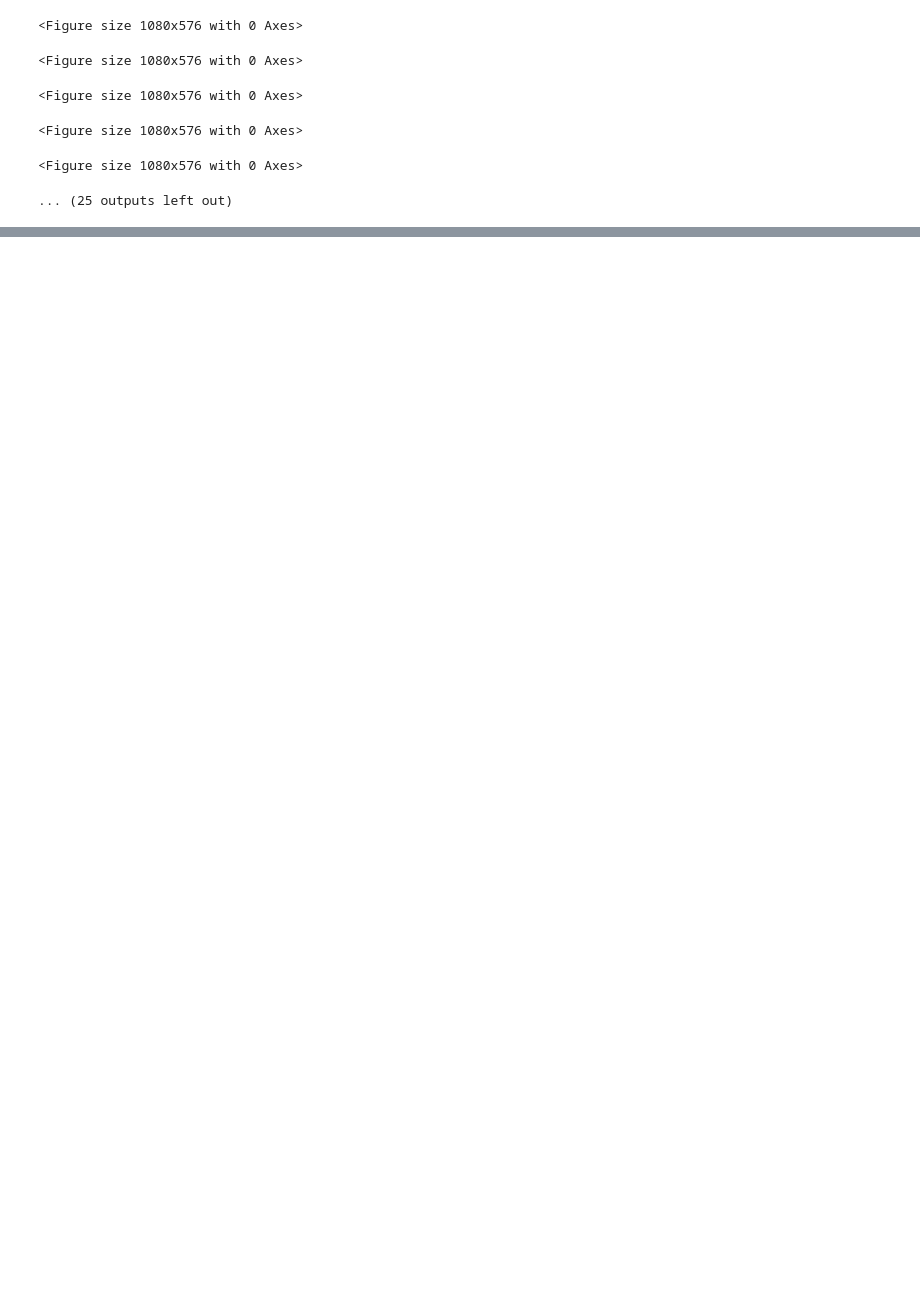
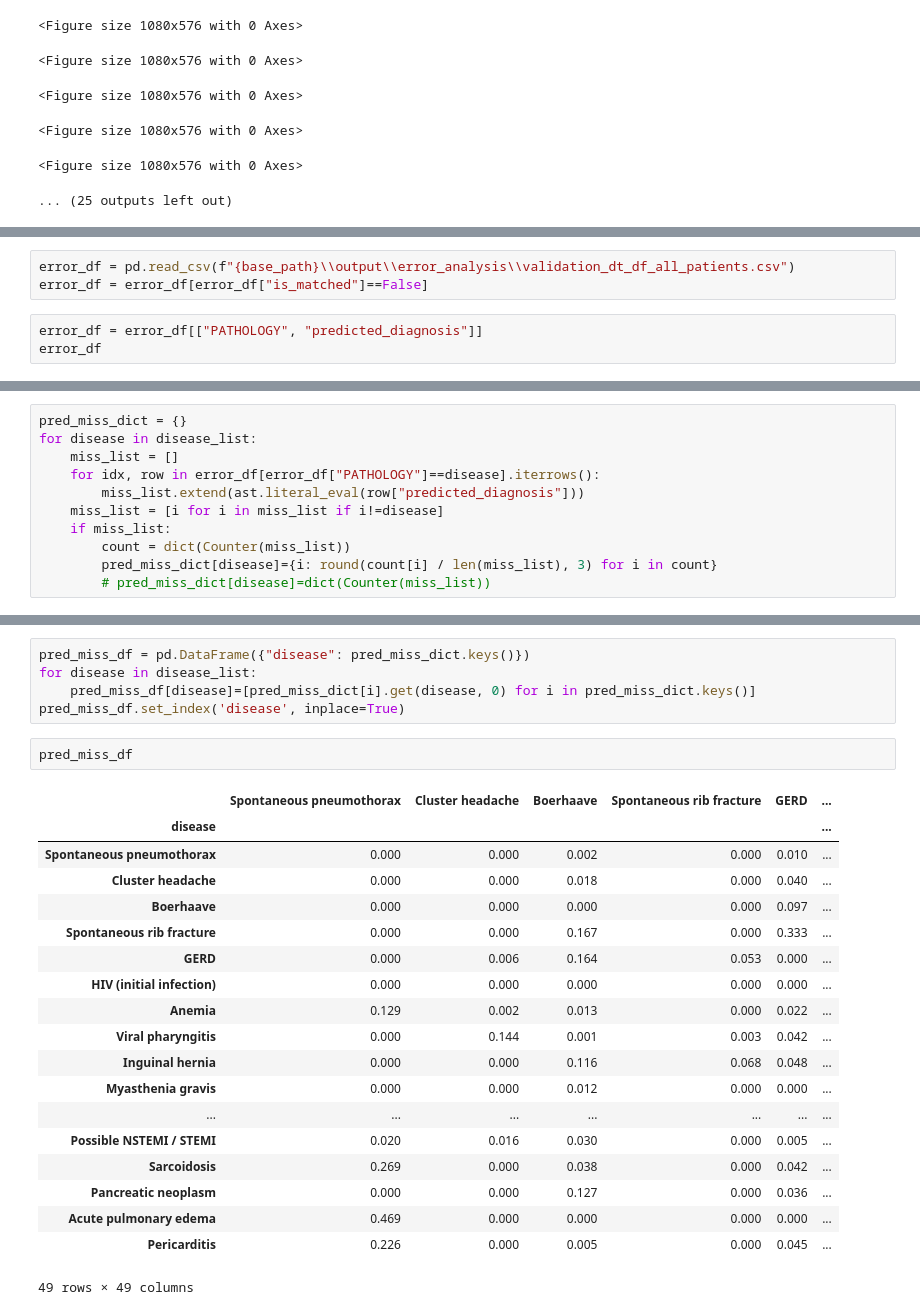
Before and after one commit to myrasaet/VITAS, a Jupyter notebook: src/error_analysis.ipynb, the cells around one changed output, grey strips where cells are left out. Saved outputs shown, nothing was run; the diff lists cells and outputs as text; blank space fills up the shorter version.

```diff
--- a/src/error_analysis.ipynb
+++ b/src/error_analysis.ipynb
@@ -327,0 +330,6 @@ for disease in pred_miss_dict:
+# %%
+error_df = pd.read_csv(f"{base_path}\\output\\error_analysis\\validation_dt_df_all_patients.csv")
+error_df = error_df[error_df["is_matched"]==False]
+# %%
+error_df = error_df[["PATHOLOGY", "predicted_diagnosis"]]
+error_df
@@ -327,0 +358,11 @@ for disease in pred_miss_dict:
+# %%
+pred_miss_dict = {}
+for disease in disease_list:
+    miss_list = []
+    for idx, row in error_df[error_df["PATHOLOGY"]==disease].iterrows():
+        miss_list.extend(ast.literal_eval(row["predicted_diagnosis"]))
+    miss_list = [i for i in miss_list if i!=disease]
+    if miss_list:
+        count = dict(Counter(miss_list))
+        pred_miss_dict[disease]={i: round(count[i] / len(miss_list), 3) for i in count}
+        # pred_miss_dict[disease]=dict(Counter(miss_list))
@@ -327,0 +389,27 @@ for disease in pred_miss_dict:
+# %%
+pred_miss_df = pd.DataFrame({"disease": pred_miss_dict.keys()})
+for disease in disease_list:
+    pred_miss_df[disease]=[pred_miss_dict[i].get(disease, 0) for i in pred_miss_dict.keys()]
+pred_miss_df.set_index('disease', inplace=True)
+# %%
+pred_miss_df
+# %% [output]
+|  | Spontaneous pneumothorax | Cluster headache | Boerhaave | Spontaneous rib fracture | GERD | ... |
+| disease |  |  |  |  |  | ... |
+| Spontaneous pneumothorax | 0.000 | 0.000 | 0.002 | 0.000 | 0.010 | ... |
+| Cluster headache | 0.000 | 0.000 | 0.018 | 0.000 | 0.040 | ... |
+| Boerhaave | 0.000 | 0.000 | 0.000 | 0.000 | 0.097 | ... |
+| Spontaneous rib fracture | 0.000 | 0.000 | 0.167 | 0.000 | 0.333 | ... |
+| GERD | 0.000 | 0.006 | 0.164 | 0.053 | 0.000 | ... |
+| HIV (initial infection) | 0.000 | 0.000 | 0.000 | 0.000 | 0.000 | ... |
+| Anemia | 0.129 | 0.002 | 0.013 | 0.000 | 0.022 | ... |
+| Viral pharyngitis | 0.000 | 0.144 | 0.001 | 0.003 | 0.042 | ... |
+| Inguinal hernia | 0.000 | 0.000 | 0.116 | 0.068 | 0.048 | ... |
+| Myasthenia gravis | 0.000 | 0.000 | 0.012 | 0.000 | 0.000 | ... |
+| ... | ... | ... | ... | ... | ... | ... |
+| Possible NSTEMI / STEMI | 0.020 | 0.016 | 0.030 | 0.000 | 0.005 | ... |
+| Sarcoidosis | 0.269 | 0.000 | 0.038 | 0.000 | 0.042 | ... |
+| Pancreatic neoplasm | 0.000 | 0.000 | 0.127 | 0.000 | 0.036 | ... |
+| Acute pulmonary edema | 0.469 | 0.000 | 0.000 | 0.000 | 0.000 | ... |
+| Pericarditis | 0.226 | 0.000 | 0.005 | 0.000 | 0.045 | ... |
+49 rows × 49 columns
```
Also changed, not shown: parts of 11 cells of this notebook, 5 other files.
